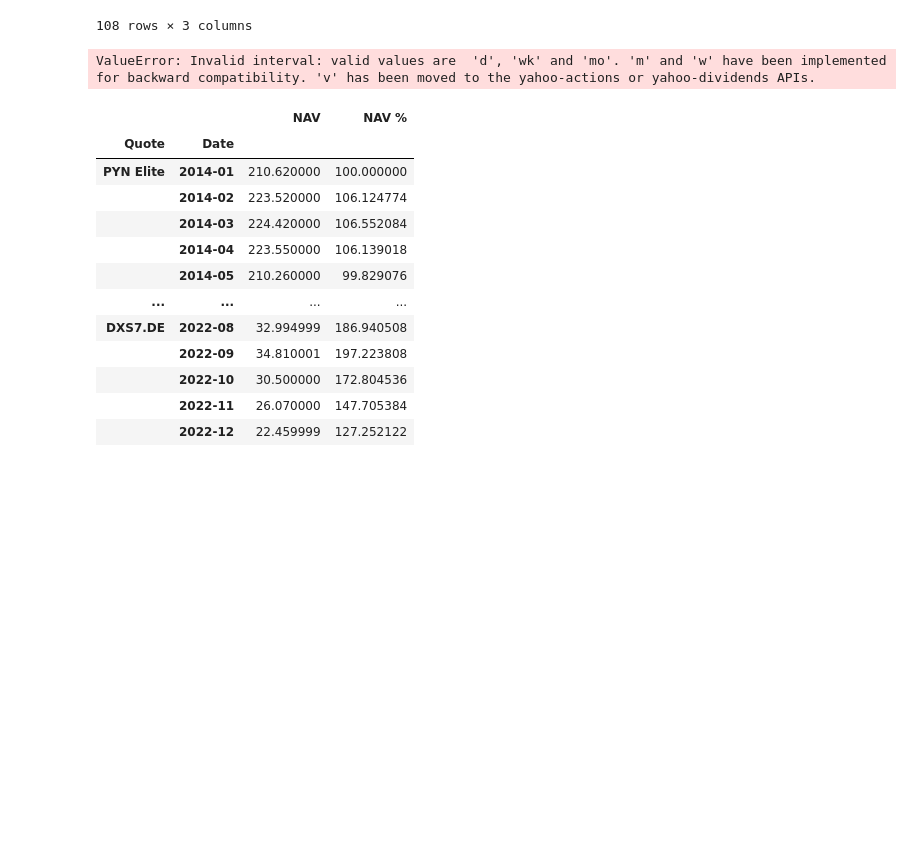
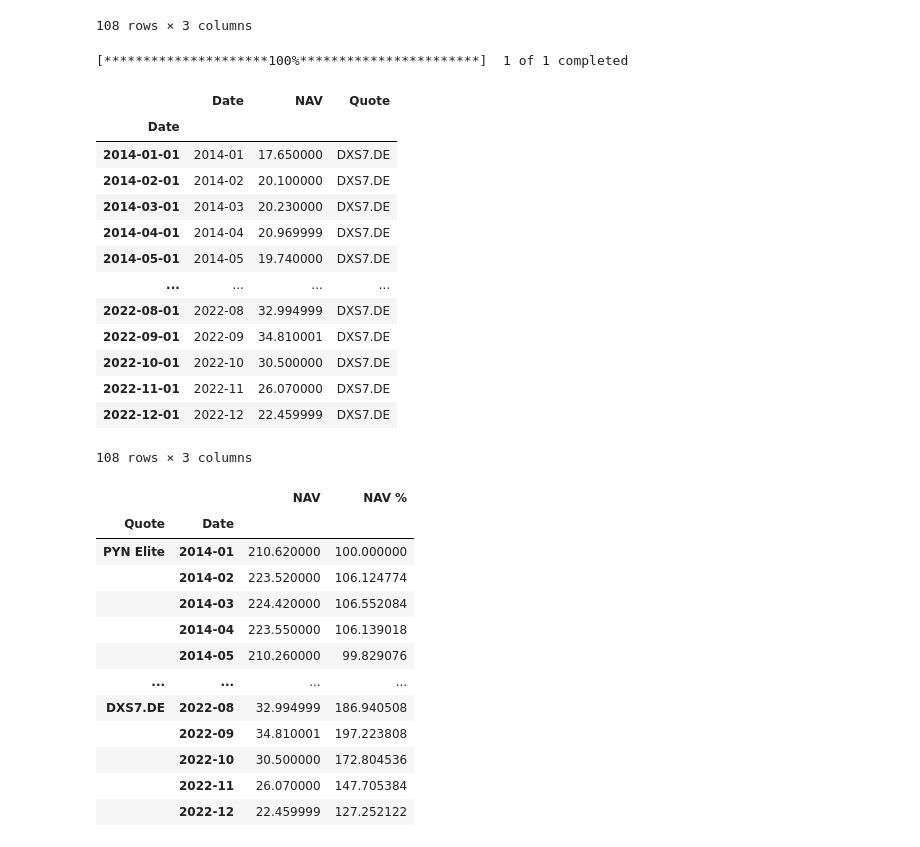
Before and after one commit to statguy/pyn-elite, a Jupyter notebook: compare.ipynb, the cells around one changed output. Saved outputs shown, nothing was run; the diff lists cells and outputs as text; code cells hidden in the pictures; blank space fills up the shorter version.

Commit message:
Fix breaking change in Yahoo Finance API

```diff
--- a/compare.ipynb
+++ b/compare.ipynb
@@ -38,20 +38,34 @@ elite
 # %%
 # Prepare monthly data of NAV DXS7 baseline index for the same time period as PYN Elite
 
-start_date = min(elite.index) + pandas.DateOffset(months=-1)
-end_date = max(elite.index) + pandas.DateOffset(months=1)
+start_date = (min(elite.index) + pandas.DateOffset(months=-1)).strftime("%Y-%m-%d")
+end_date = (max(elite.index) + pandas.DateOffset(months=1)).strftime("%Y-%m-%d")
 vnetf = get_data_yahoo("DXS7.DE", start=start_date, end=end_date, interval="1mo")
 
 vnetf["Date"] = drop_day(vnetf.index.to_series())
 vnetf = pandas.DataFrame({"Date": vnetf["Date"], "NAV": list(vnetf["Open"])})
 vnetf["Quote"] = "DXS7.DE"
 
 # Save the data
 vnetf.to_csv("dxs7.csv")
 
 vnetf
 # %% [output]
-ValueError: Invalid interval: valid values are  'd', 'wk' and 'mo'. 'm' and 'w' have been implemented for backward compatibility. 'v' has been moved to the yahoo-actions or yahoo-dividends APIs.
+[*********************100%***********************]  1 of 1 completed
+|  | Date | NAV | Quote |
+| Date |  |  |  |
+| 2014-01-01 | 2014-01 | 17.650000 | DXS7.DE |
+| 2014-02-01 | 2014-02 | 20.100000 | DXS7.DE |
+| 2014-03-01 | 2014-03 | 20.230000 | DXS7.DE |
+| 2014-04-01 | 2014-04 | 20.969999 | DXS7.DE |
+| 2014-05-01 | 2014-05 | 19.740000 | DXS7.DE |
+| ... | ... | ... | ... |
+| 2022-08-01 | 2022-08 | 32.994999 | DXS7.DE |
+| 2022-09-01 | 2022-09 | 34.810001 | DXS7.DE |
+| 2022-10-01 | 2022-10 | 30.500000 | DXS7.DE |
+| 2022-11-01 | 2022-11 | 26.070000 | DXS7.DE |
+| 2022-12-01 | 2022-12 | 22.459999 | DXS7.DE |
+108 rows × 3 columns
 # %%
 # Stack index data for comparison and calculate relative NAV
 
```
Also changed, not shown: parts of 1 cell of this notebook, 1 other file.
